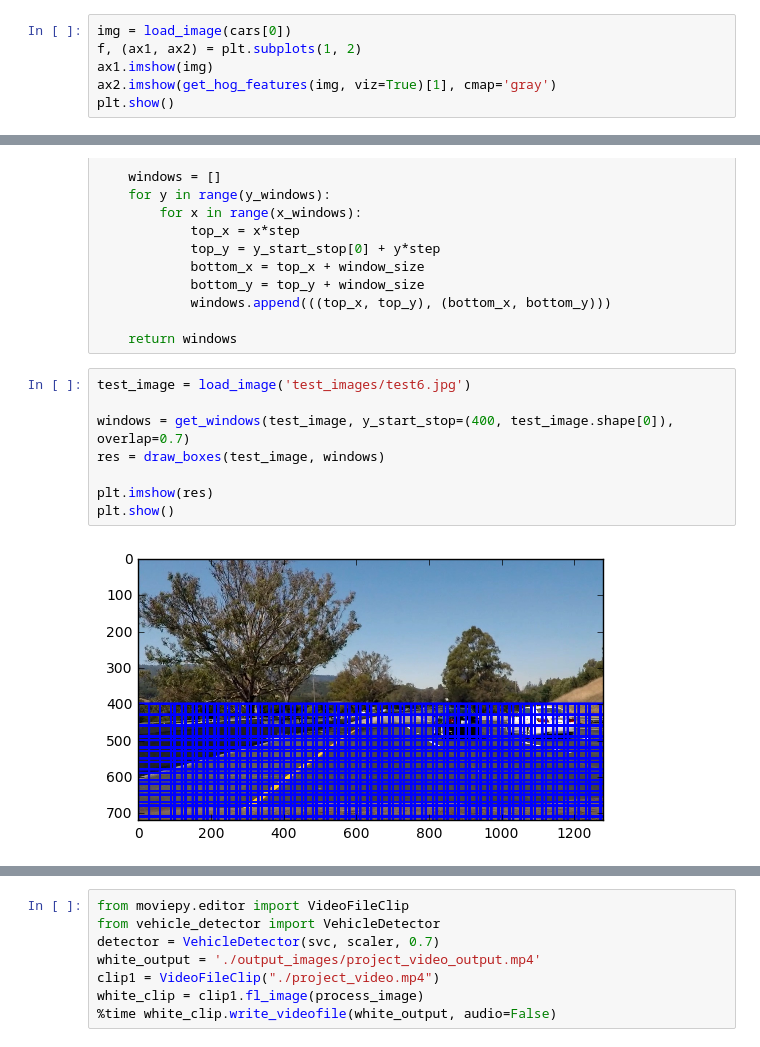
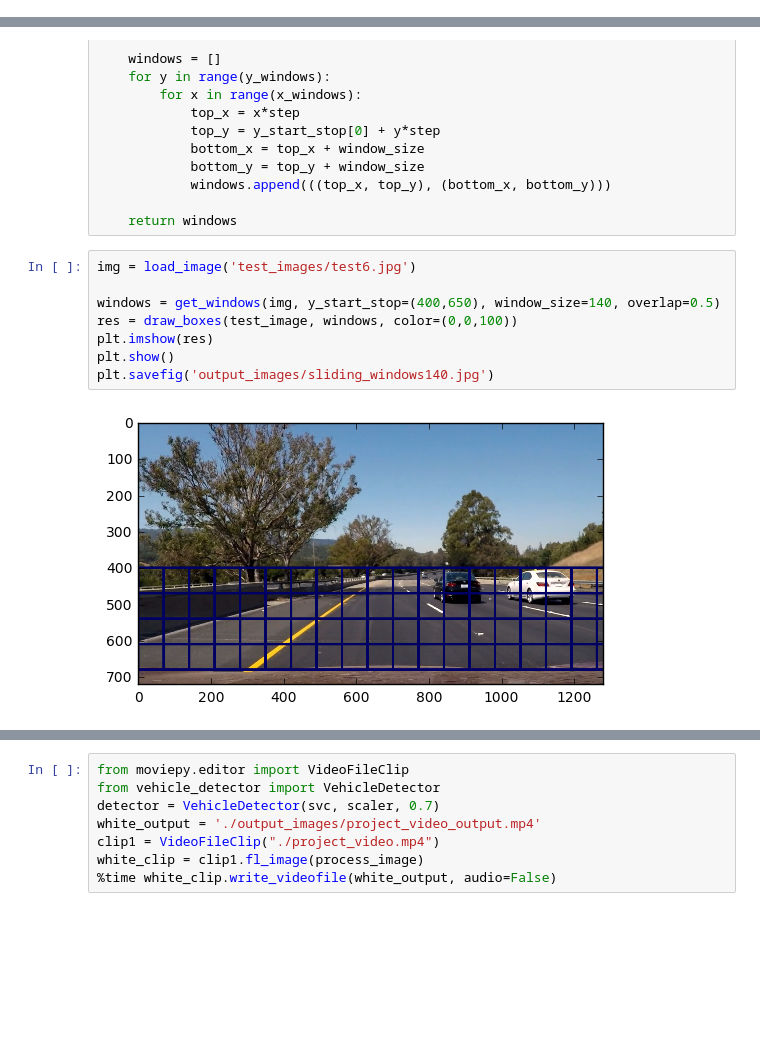
Before and after one commit to miroslavln/CarND-Vehicle-Detection, a Jupyter notebook: vehicle-detection-test.ipynb, the cells around one changed output, grey strips where cells are left out. Saved outputs shown, nothing was run; the diff lists cells and outputs as text; blank space fills up the shorter version.

Commit message:
Started work on the write up

```diff
--- a/vehicle-detection-test.ipynb
+++ b/vehicle-detection-test.ipynb
@@ -66,9 +66,3 @@ def extract_features(image_paths):
 # %%
 cars = glob.glob('data/vehicles/*/*')
 noncars = glob.glob('data/non-vehicles/*/*')
-# %%
-img = load_image(cars[0])
-f, (ax1, ax2) = plt.subplots(1, 2)
-ax1.imshow(img)
-ax2.imshow(get_hog_features(img, viz=True)[1], cmap='gray')
-plt.show()
@@ -130,12 +143,12 @@ def get_windows(img, y_start_stop, window_size=100, overlap=0.7):
 
     return windows
 # %%
-test_image = load_image('test_images/test6.jpg')
+img = load_image('test_images/test6.jpg')
 
-windows = get_windows(test_image, y_start_stop=(400, test_image.shape[0]), overlap=0.7)
-res = draw_boxes(test_image, windows)
-
+windows = get_windows(img, y_start_stop=(400,650), window_size=140, overlap=0.5)
+res = draw_boxes(test_image, windows, color=(0,0,100))
 plt.imshow(res)
 plt.show()
+plt.savefig('output_images/sliding_windows140.jpg')
 # %% [output]
-[figure, old version]
+[figure, new version]
```
Also changed, not shown: parts of 13 cells of this notebook, 13 other files.
